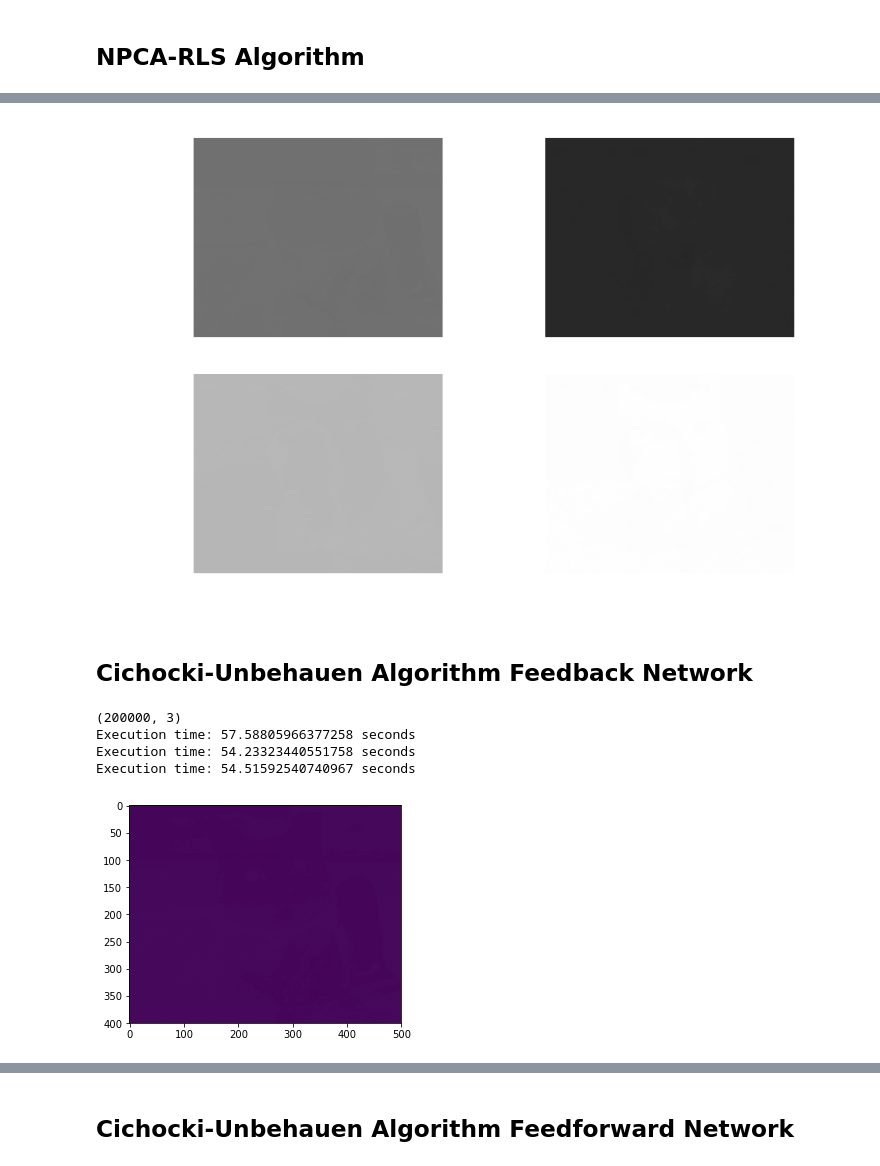
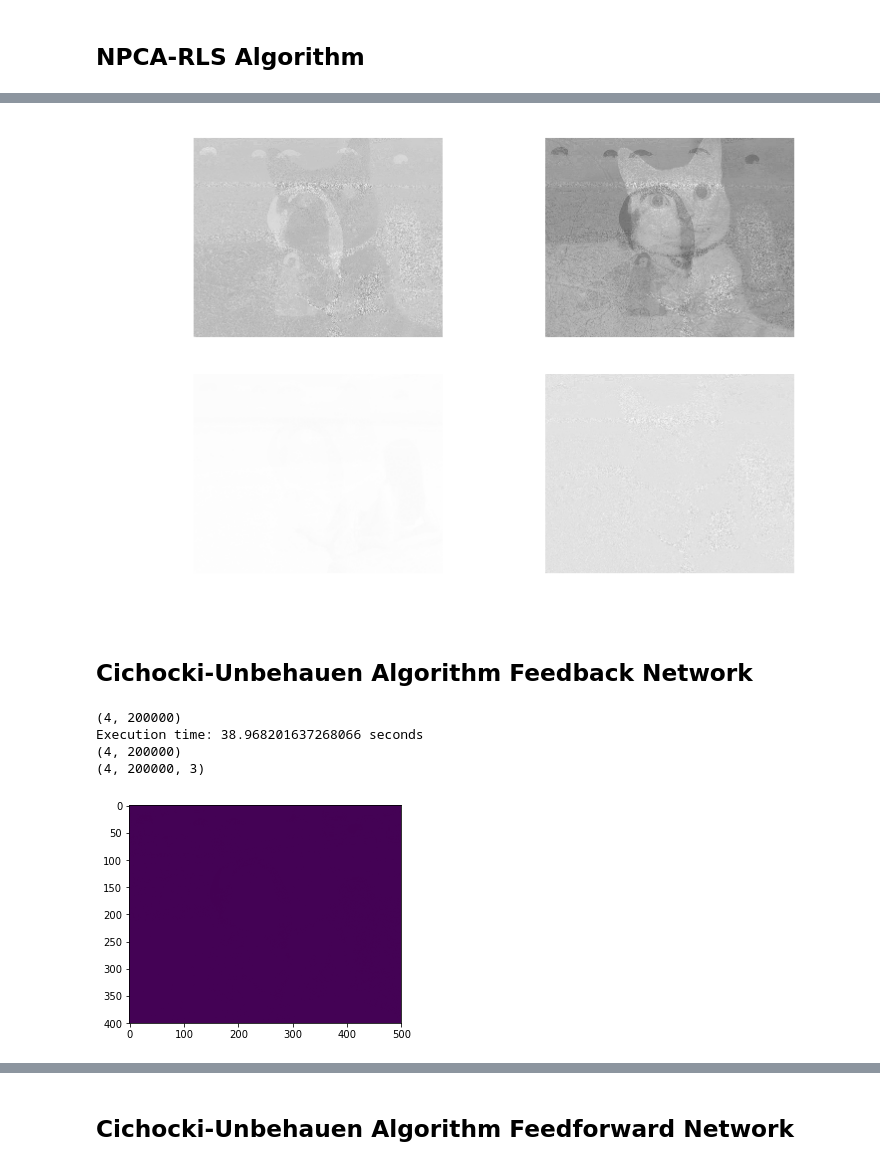
Before and after one commit to crucis/ICA, a Jupyter notebook: Exercicio Imagens - 3.ipynb, the cells around one changed output, grey strips where cells are left out. Saved outputs shown, nothing was run; the diff lists cells and outputs as text; code cells hidden in the pictures.

```diff
--- a/Exercicio Imagens - 3.ipynb
+++ b/Exercicio Imagens - 3.ipynb
@@ -138,27 +161,32 @@ Execution time: 36.42581224441528 seconds
 # %%
 fig, axes = plt.subplots(2,2, dpi = 128, sharey = True, sharex= True)
 
-axes[0, 0].imshow(np.reshape(yNPCA[0,:,1], (400,500)), cmap = 'gray')
-axes[0, 1].imshow(np.reshape(yNPCA[1,:,1], (400,500)), cmap = 'gray')
-axes[1, 0].imshow(np.reshape(-yNPCA[2,:,1], (400,500)), cmap = 'gray')
-axes[1, 1].imshow(np.reshape(-yNPCA[3,:,1], (400,500)), cmap = 'gray')
+catNPCA = rebuildPicture(yNPCA[1, :, 0], yNPCA[1, :, 1], -yNPCA[1, :, 2], original_shape)
+womanNPCA = rebuildPicture(-yNPCA[2, :, 0], -yNPCA[2, :, 1], -yNPCA[0, :, 2], original_shape)
+pinguimNPCA = rebuildPicture(yNPCA[0, :, 0], yNPCA[0, :, 1], -yNPCA[1, :, 2], original_shape)
+otherNPCA = rebuildPicture(yNPCA[0, :, 0], yNPCA[3, :, 1], -yNPCA[1, :, 2], original_shape)
+
+axes[0, 0].imshow(np.reshape(yNPCA[0,:,0], (400,500)), cmap = 'gray')
+axes[0, 1].imshow(np.reshape(yNPCA[1,:,0], (400,500)), cmap = 'gray')
+axes[1, 0].imshow(np.reshape(-yNPCA[2,:,0], (400,500)), cmap = 'gray')
+axes[1, 1].imshow(np.reshape(-yNPCA[3,:,0], (400,500)), cmap = 'gray')
 axes[0, 0].axis('off')
 axes[0, 1].axis('off')
 axes[1, 0].axis('off')
 axes[1, 1].axis('off')
 
 fig.tight_layout()
 # %% [output]
-[figure, old version]
+[figure, new version]
 # %% [markdown]
 ## Cichocki-Unbehauen Algorithm Feedback Network
 # %%
-[yFeedback, WFeedback] = rgb_ICA(cichocki_Feedback, mixtures, 1.5e-2)
+[yFeedback, WFeedback] = rgb_ICA(cichocki_Feedback, mixtures, 1.5e-3)
 # %% [output]
-(200000, 3)
-Execution time: 57.58805966377258 seconds
-Execution time: 54.23323440551758 seconds
-Execution time: 54.51592540740967 seconds
+(4, 200000)
+Execution time: 38.968201637268066 seconds
+(4, 200000)
+(4, 200000, 3)
 [figure]
 # %%
 fig, axes = plt.subplots(2,2, dpi = 128)
```
Also changed, not shown: parts of 7 cells of this notebook, 3 other files.
